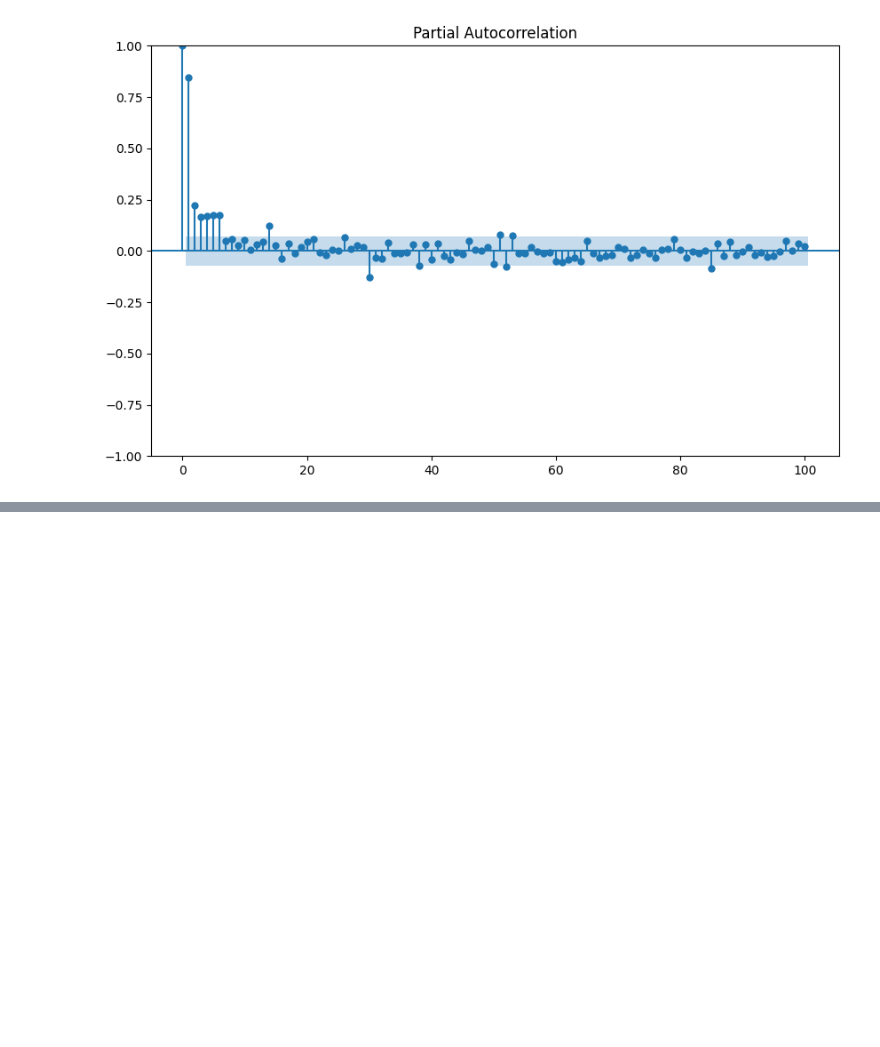
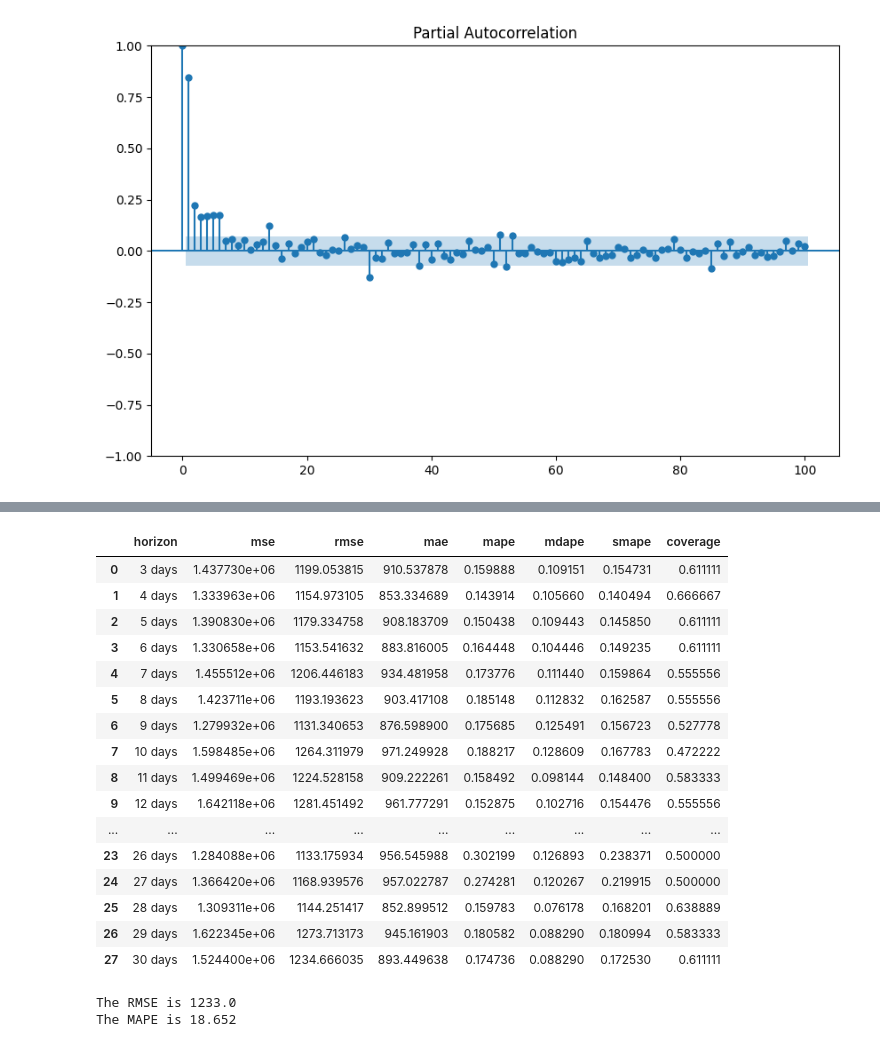
Before and after one commit to sothulthorn/time-series-analysis-and-forecasting-with-python, a Jupyter notebook: 05-Prophet/prophet.ipynb, the cells around one changed output, grey strips where cells are left out. Drawn from its saved outputs; the diff is of its cells as text; code cells hidden in the pictures; blank space fills up the shorter version.

```diff
--- a/05-Prophet/prophet.ipynb
+++ b/05-Prophet/prophet.ipynb
@@ -160,0 +367,32 @@ plt.show()
+# %%
+# Performance Metrics
+from prophet.diagnostics import performance_metrics
+performance_metrics(df_cv)
+# %% [output]
+|  | horizon | mse | rmse | mae | mape | mdape | smape | coverage |
+| 0 | 3 days | 1.437730e+06 | 1199.053815 | 910.537878 | 0.159888 | 0.109151 | 0.154731 | 0.611111 |
+| 1 | 4 days | 1.333963e+06 | 1154.973105 | 853.334689 | 0.143914 | 0.105660 | 0.140494 | 0.666667 |
+| 2 | 5 days | 1.390830e+06 | 1179.334758 | 908.183709 | 0.150438 | 0.109443 | 0.145850 | 0.611111 |
+| 3 | 6 days | 1.330658e+06 | 1153.541632 | 883.816005 | 0.164448 | 0.104446 | 0.149235 | 0.611111 |
+| 4 | 7 days | 1.455512e+06 | 1206.446183 | 934.481958 | 0.173776 | 0.111440 | 0.159864 | 0.555556 |
+| 5 | 8 days | 1.423711e+06 | 1193.193623 | 903.417108 | 0.185148 | 0.112832 | 0.162587 | 0.555556 |
+| 6 | 9 days | 1.279932e+06 | 1131.340653 | 876.598900 | 0.175685 | 0.125491 | 0.156723 | 0.527778 |
+| 7 | 10 days | 1.598485e+06 | 1264.311979 | 971.249928 | 0.188217 | 0.128609 | 0.167783 | 0.472222 |
+| 8 | 11 days | 1.499469e+06 | 1224.528158 | 909.222261 | 0.158492 | 0.098144 | 0.148400 | 0.583333 |
+| 9 | 12 days | 1.642118e+06 | 1281.451492 | 961.777291 | 0.152875 | 0.102716 | 0.154476 | 0.555556 |
+| ... | ... | ... | ... | ... | ... | ... | ... | ... |
+| 23 | 26 days | 1.284088e+06 | 1133.175934 | 956.545988 | 0.302199 | 0.126893 | 0.238371 | 0.500000 |
+| 24 | 27 days | 1.366420e+06 | 1168.939576 | 957.022787 | 0.274281 | 0.120267 | 0.219915 | 0.500000 |
+| 25 | 28 days | 1.309311e+06 | 1144.251417 | 852.899512 | 0.159783 | 0.076178 | 0.168201 | 0.638889 |
+| 26 | 29 days | 1.622345e+06 | 1273.713173 | 945.161903 | 0.180582 | 0.088290 | 0.180994 | 0.583333 |
+| 27 | 30 days | 1.524400e+06 | 1234.666035 | 893.449638 | 0.174736 | 0.088290 | 0.172530 | 0.611111 |
+# %%
+# RMSE and MAPE
+rmse = round(performance_metrics(df_cv)['rmse'].mean(), 0)
+mape = round(performance_metrics(df_cv)['mape'].mean() * 100, 3)
+
+print(f"The RMSE is {rmse}")
+print(f"The MAPE is {mape}")
+# %% [output]
+The RMSE is 1233.0
+The MAPE is 18.652
```
Also changed, not shown: parts of 23 cells of this notebook, 1 other file.
